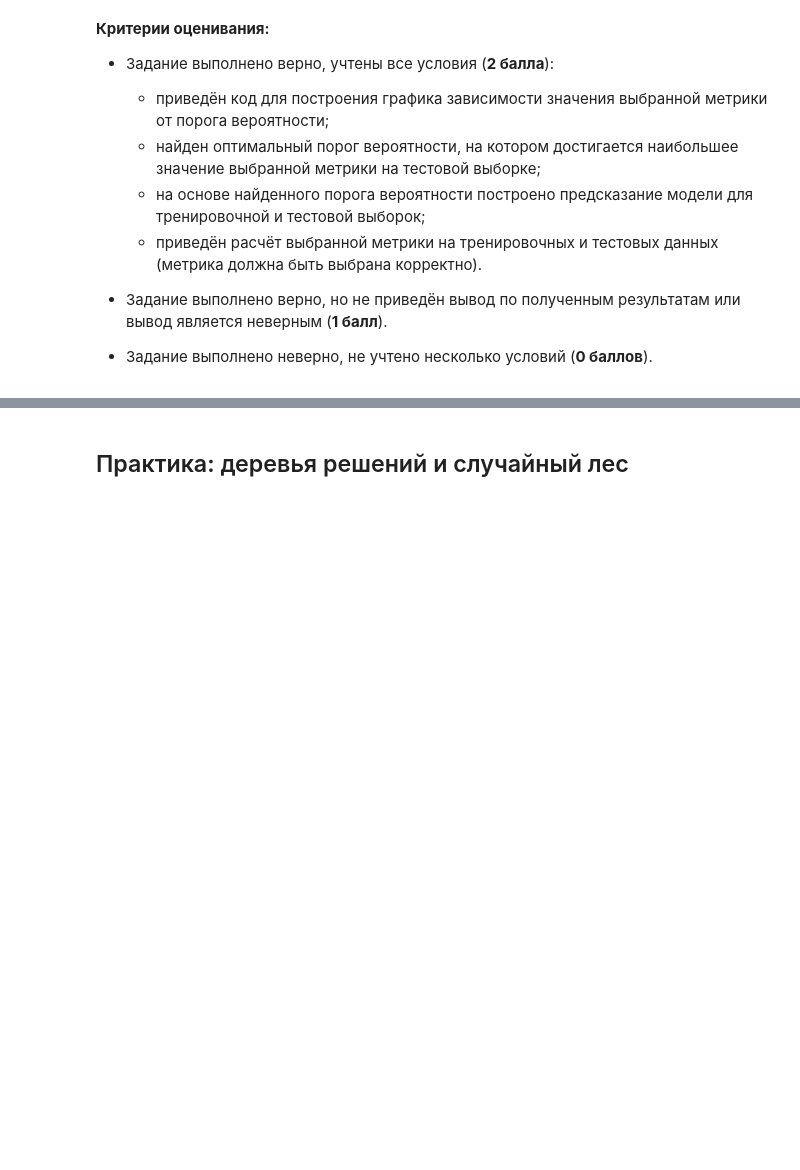
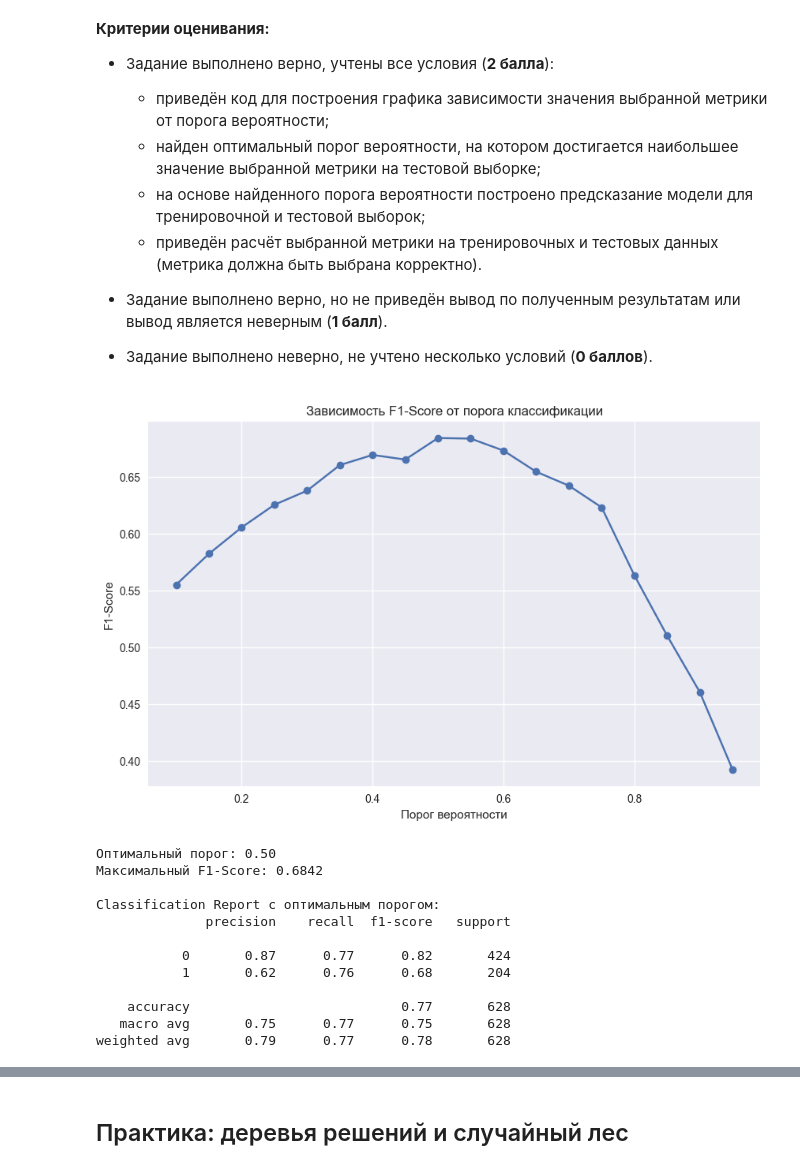
Before and after one commit to AbiNazim/Study_DataScience, a Jupyter notebook: Учеба/ML-3. Обучение с учителем-классификация/ML-3._Практика._Ноутбук-шаблон.ipynb, the cells around one changed output, grey strips where cells are left out. Saved outputs shown, nothing was run; the diff lists cells and outputs as text; code cells hidden in the pictures; blank space fills up the shorter version.

```diff
--- a/Учеба/ML-3. Обучение с учителем-классификация/ML-3._Практика._Ноутбук-шаблон.ipynb
+++ b/Учеба/ML-3. Обучение с учителем-классификация/ML-3._Практика._Ноутбук-шаблон.ipynb
@@ -239,8 +241,8 @@ churn_copy.head()
 # %% [markdown]
 Разделим исходный набор данных на матрицу наблюдений `X` (фичи) и столбец ответов `y` (таргет).
 # %%
-X = churn_data.drop("Exited", axis=1)
-y = churn_data["Exited"]
+X = churn_copy.drop("Exited", axis=1)
+y = churn_copy["Exited"]
 # %% [markdown]
 Прежде чем перейти к этапу разделения выборки на тренировочную и тестовую, давайте посмотрим на сбалансированность данных. Для этого воспользуемся методом `value_counts()` и выведем количество наблюдений каждого из классов в долевом соотношении от общего количества наблюдений:
 # %%
@@ -414,0 +480,11 @@ churn_copy[numeric_cols] = scaler.fit_transform(churn_copy[numeric_cols])
+# %%
+log_reg_poly  = linear_model.LogisticRegression(
+    penalty='l1',
+    C=0.5,
+    solver='liblinear',
+    max_iter=1000, #количество итераций на сходимость
+    random_state=42,
+    class_weight='balanced'
+)
+#Обучаем модель, минимизируя logloss
+log_reg_poly .fit(X_train_poly, y_train)
@@ -463,4 +588,43 @@ for threshold in thresholds:
 - Задание выполнено верно, но не приведён вывод по полученным результатам или вывод является неверным (**1 балл**).
 - Задание выполнено неверно, не учтено несколько условий (**0 баллов**).
 # %%
-# Ваш код здесь
+# Предсказание вероятностей для тестовой выборки
+y_test_proba_pred = pd.Series(log_reg_poly.predict_proba(X_test_poly)[:, 1])
+
+# Диапазон порогов для перебора
+thresholds = np.arange(0.1, 1, 0.05)
+scores = []
+
+for threshold in thresholds:
+    y_test_pred_thresh = y_test_proba_pred.apply(lambda x: 1 if x > threshold else 0)
+    scores.append(f1_score(y_test, y_test_pred_thresh))
+
+plt.figure(figsize=(10, 6))
+plt.plot(thresholds, scores, marker='o')
+plt.xlabel('Порог вероятности')
+plt.ylabel('F1-Score')
+plt.title('Зависимость F1-Score от порога классификации')
+plt.grid(True)
+plt.show()
+
+best_threshold = thresholds[np.argmax(scores)]
+print(f"Оптимальный порог: {best_threshold:.2f}")
+print(f"Максимальный F1-Score: {max(scores):.4f}")
+
+y_test_pred_optim = (y_test_proba_pred > best_threshold).astype(int)
+print("\nClassification Report с оптимальным порогом:")
+print(metrics.classification_report(y_test, y_test_pred_optim))
+# %% [output]
+[figure, added]
+Оптимальный порог: 0.50
+Максимальный F1-Score: 0.6842
+
+Classification Report с оптимальным порогом:
+              precision    recall  f1-score   support
+
+           0       0.87      0.77      0.82       424
+           1       0.62      0.76      0.68       204
+
+    accuracy                           0.77       628
+   macro avg       0.75      0.77      0.75       628
+weighted avg       0.79      0.77      0.78       628
```
Also changed, not shown: parts of 11 cells of this notebook.
